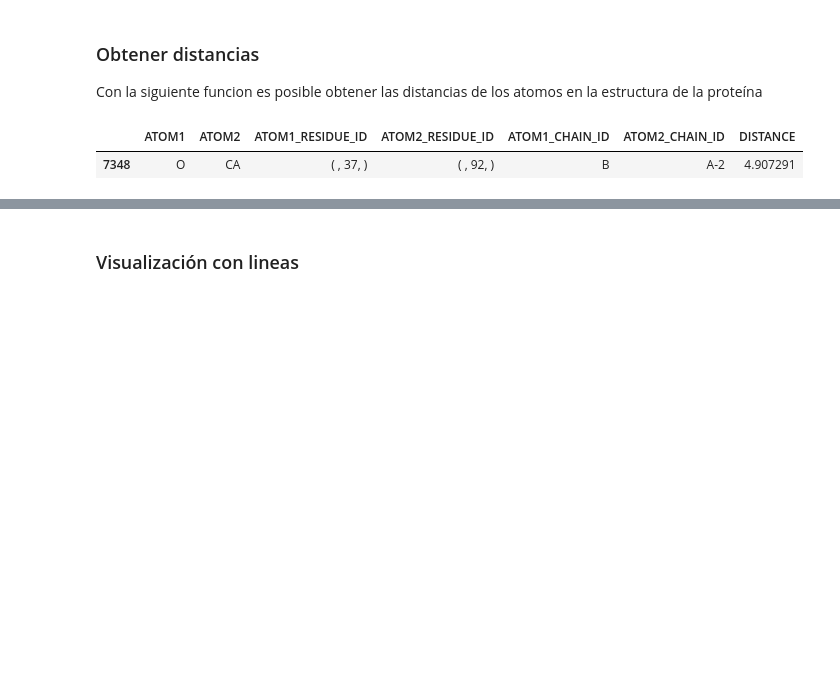
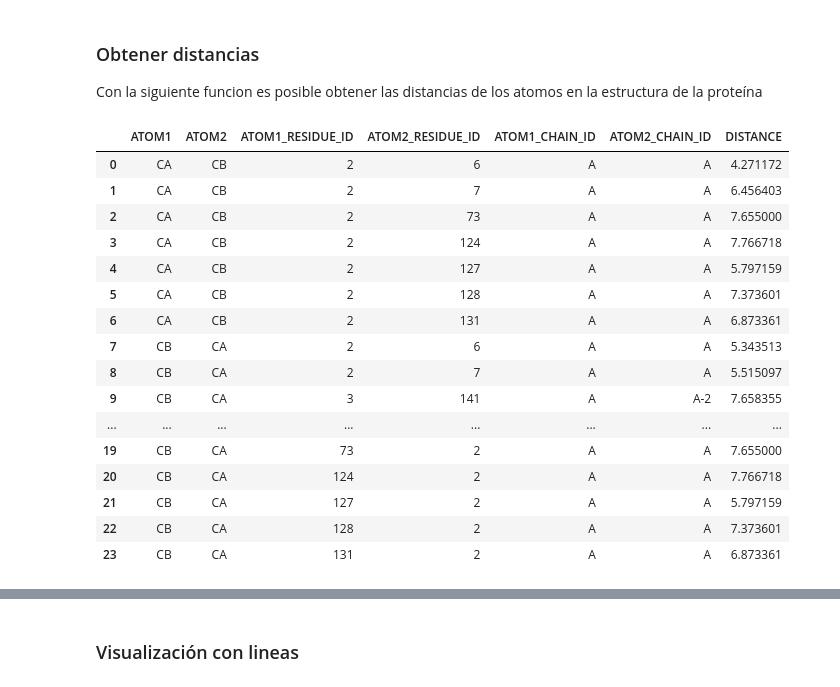
Before and after one commit to agusscarmu/Advanced_Bioinformatic, a Jupyter notebook: TP_PROT.ipynb, the cells around one changed output, grey strips where cells are left out. Cells and saved outputs as stored; diff of their text form; code cells hidden in the pictures; blank space fills up the shorter version.

Commit message:
funcion de distancias necesita pulido

```diff
--- a/TP_PROT.ipynb
+++ b/TP_PROT.ipynb
@@ -159,43 +160,62 @@ import pandas as pd
 def calculate_distance(atom1, atom2):
     coord1 = atom1.get_coord()
     coord2 = atom2.get_coord()
+    # Se usa np.linalg.norm para calcular la distancia euclidiana entre coord1 y coord2. La distancia euclidiana entre dos puntos
     return np.linalg.norm(coord1 - coord2)
 
 # Función para obtener las distancias entre átomos especificados
 def obtain_distance(atoms, structure):
     # Diccionario para almacenar las distancias entre pares de átomos
     distances = {}
     found_atoms = []
 
     # Recorrer cada cadena en la estructura
     for chain in structure.get_chains():
         # Recorrer cada residuo en la cadena
         for residue in chain.get_residues():
             # Buscar los átomos especificados en el residuo
             for atom in residue.get_atoms():
                 if atom.get_name() in atoms:
                     found_atoms.append((atom, residue.get_id(), chain.get_id()))
 
     # Calcular la distancia entre cada par de átomos encontrados
     for i in range(len(found_atoms)):
         atom1 = found_atoms[i][0]
-        for j in range(0, len(found_atoms), i + 1):
+        for j in range(0, len(found_atoms), i+1):
             atom2 = found_atoms[j][0]
             if(atom2.get_name()!=atom1.get_name()):
                 dist = calculate_distance(atom1, atom2)
-                # Guardar la distancia en el diccionario con el nombre de los átomos y el residuo
-                distances[(atom1.get_name(), atom2.get_name(), found_atoms[i][1], found_atoms[j][1],
-                           found_atoms[i][2], found_atoms[j][2])] = dist
+                residue1 = found_atoms[i][1][1]
+                residue2 = found_atoms[j][1][1]
+                if dist<=8 and (np.abs(residue1-residue2)>=4): # agregar salto de residuos +4
+                    # Guardar la distancia en el diccionario con el nombre de los átomos y el residuo
+                    distances[(atom1.get_name(), atom2.get_name(), residue1, residue2,
+                               found_atoms[i][2], found_atoms[j][2])] = dist
 
     data = list(distances.keys())
     dist = list(distances.values())
     columns = ['ATOM1','ATOM2','ATOM1_RESIDUE_ID', 'ATOM2_RESIDUE_ID', 'ATOM1_CHAIN_ID', 'ATOM2_CHAIN_ID']
     df_distances = pd.DataFrame(data, columns=columns)
     df_distances['DISTANCE'] = dist
     return df_distances
 
-distances = obtain_distance(['CA','O'], structure)
-distances[(distances.DISTANCE<5) & (distances.ATOM1_CHAIN_ID!=distances.ATOM2_CHAIN_ID)]
+distances = obtain_distance(['CA','CB'], structure)
+distances
 # %% [output]
 |  | ATOM1 | ATOM2 | ATOM1_RESIDUE_ID | ATOM2_RESIDUE_ID | ATOM1_CHAIN_ID | ATOM2_CHAIN_ID | DISTANCE |
-| 7348 | O | CA | ( , 37, ) | ( , 92, ) | B | A-2 | 4.907291 |
+| 0 | CA | CB | 2 | 6 | A | A | 4.271172 |
+| 1 | CA | CB | 2 | 7 | A | A | 6.456403 |
+| 2 | CA | CB | 2 | 73 | A | A | 7.655000 |
+| 3 | CA | CB | 2 | 124 | A | A | 7.766718 |
+| 4 | CA | CB | 2 | 127 | A | A | 5.797159 |
+| 5 | CA | CB | 2 | 128 | A | A | 7.373601 |
+| 6 | CA | CB | 2 | 131 | A | A | 6.873361 |
+| 7 | CB | CA | 2 | 6 | A | A | 5.343513 |
+| 8 | CB | CA | 2 | 7 | A | A | 5.515097 |
+| 9 | CB | CA | 3 | 141 | A | A-2 | 7.658355 |
+| ... | ... | ... | ... | ... | ... | ... | ... |
+| 19 | CB | CA | 73 | 2 | A | A | 7.655000 |
+| 20 | CB | CA | 124 | 2 | A | A | 7.766718 |
+| 21 | CB | CA | 127 | 2 | A | A | 5.797159 |
+| 22 | CB | CA | 128 | 2 | A | A | 7.373601 |
+| 23 | CB | CA | 131 | 2 | A | A | 6.873361 |
```
Also changed, not shown: parts of 2 cells of this notebook.
